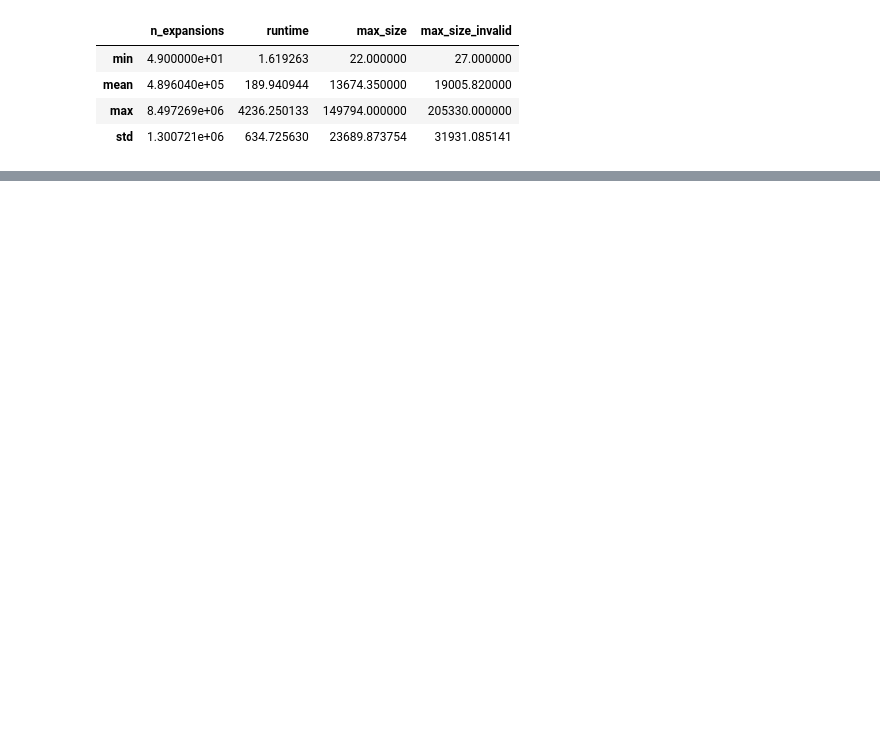
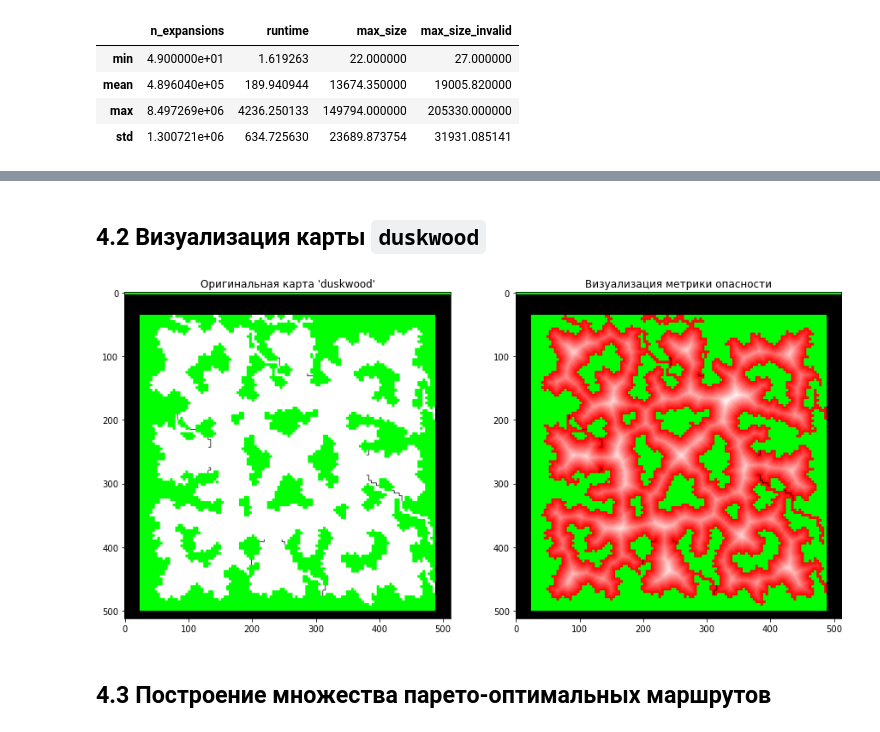
Before and after one commit to ugadiarov-la-phystech-edu/hs-project, a Jupyter notebook: BOA-NAMOA.ipynb, the cells around one changed output, grey strips where cells are left out. Cells and saved outputs as stored; diff of their text form; code cells hidden in the pictures; blank space fills up the shorter version.

```diff
--- a/BOA-NAMOA.ipynb
+++ b/BOA-NAMOA.ipynb
@@ -263,5 +286,5 @@ def boa(graph, start, goal):
 # %%
-def naive_algorithm(graph, start):
+def naive_algorithm(graph, start, weights=('distance', 'time')):
     g_value = {vertex: set() for vertex in graph.nodes()}
     g_value[start].add((0, 0))
     open_ = collections.deque([start])
@@ -270,7 +293,7 @@ def naive_algorithm(graph, start):
         vertex = open_.pop()
         for edge in graph.edges(vertex, data=True):
             next_vertex = edge[1]
-            cost = (edge[2]['distance'], edge[2]['time'])
+            cost = (edge[2][weights[0]], edge[2][weights[1]])
             update = False
             for g in g_value[vertex]:
                 g_candidate = (g[0] + cost[0], g[1] + cost[1])
@@ -321,5 +351,5 @@ Wall time: 23min 58s
 # %%
-graph = read_edgelists('USA-road-d.NY.gr', 'USA-road-t.NY.gr')
+graph = read_edgelists('data/dimacs/USA-road-d.NY.gr', 'data/dimacs/USA-road-t.NY.gr')
 print(f'E={len(graph.edges())}')
 print(f'V={len(graph.nodes())}')
 print(f'Mean degree:{np.mean([degree for node, degree in graph.degree()])}')
@@ -388,7 +420,7 @@ def task_namoa(graph, start, goal):
 ##  3.1 `BOA`
 # %%
 %%time
-graph = read_edgelists('USA-road-d.NY.gr', 'USA-road-t.NY.gr')
+graph = read_edgelists('data/dimacs/USA-road-d.NY.gr', 'data/dimacs/USA-road-t.NY.gr')
 
 start_goal_pairs = []
 with open('pairs.txt', 'r') as file_obj:
@@ -413,7 +445,7 @@ Wall time: 11min 13s
 ##  3.2 `NAMOA`
 # %%
 %%time
-graph = read_edgelists('USA-road-d.NY.gr', 'USA-road-t.NY.gr')
+graph = read_edgelists('data/dimacs/USA-road-d.NY.gr', 'data/dimacs/USA-road-t.NY.gr')
 
 start_goal_pairs = []
 with open('pairs.txt', 'r') as file_obj:
@@ -511,0 +744,25 @@ namoa_results.drop(columns=['solutions']).describe(percentiles=[]).T[['min', 'me
+# %% [markdown]
+## 4.2 Визуализация карты `duskwood`
+# %%
+symbol_map = read_movingai('data/movingai/duskwood.map')
+passable_map = PassableMap(symbol_map)
+danger_score = passable_map.danger_score()
+
+original_map = to_image(symbol_map)
+danger_map = original_map.copy()
+for row in range(danger_map.shape[0]):
+    for column in range(danger_map.shape[1]):
+        danger = danger_score.get((row, column), None)
+        if danger is not None:
+            danger_map[row, column, :] = mix_colors(danger, np.array([255, 0, 0], dtype=np.uint8), np.array([255, 255, 255], dtype=np.uint8))
+
+fig, (ax1, ax2) = plt.subplots(1, 2, figsize=(15, 15))
+ax1.imshow(original_map)
+ax2.imshow(danger_map)
+ax1.set_title('Оригинальная карта \'duskwood\'')
+ax2.set_title('Визуализация метрики опасности')
+plt.show()
+# %% [output]
+[figure, added]
+# %% [markdown]
+## 4.3 Построение множества парето-оптимальных маршрутов
```
Also changed, not shown: parts of 31 cells of this notebook, 9 other files.
